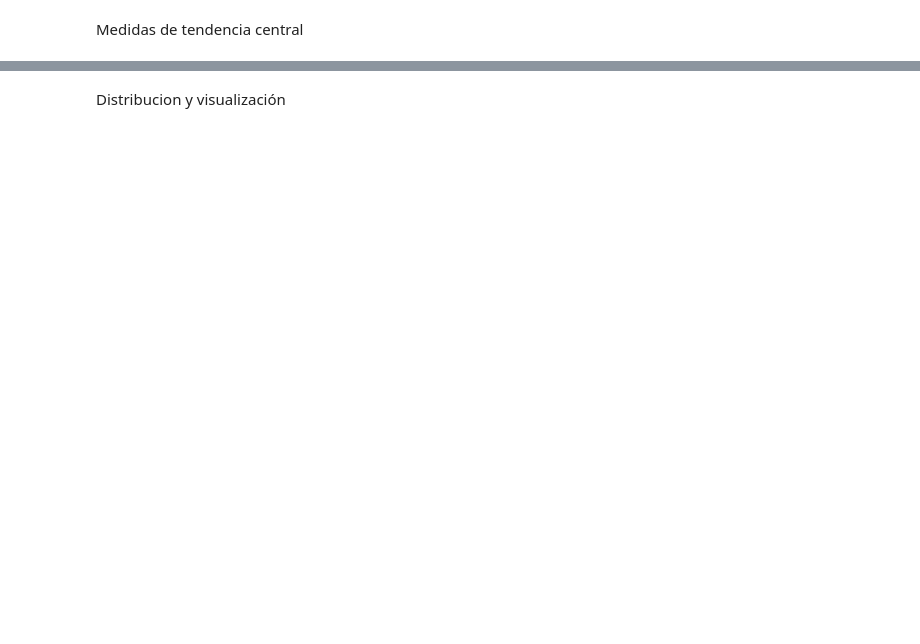
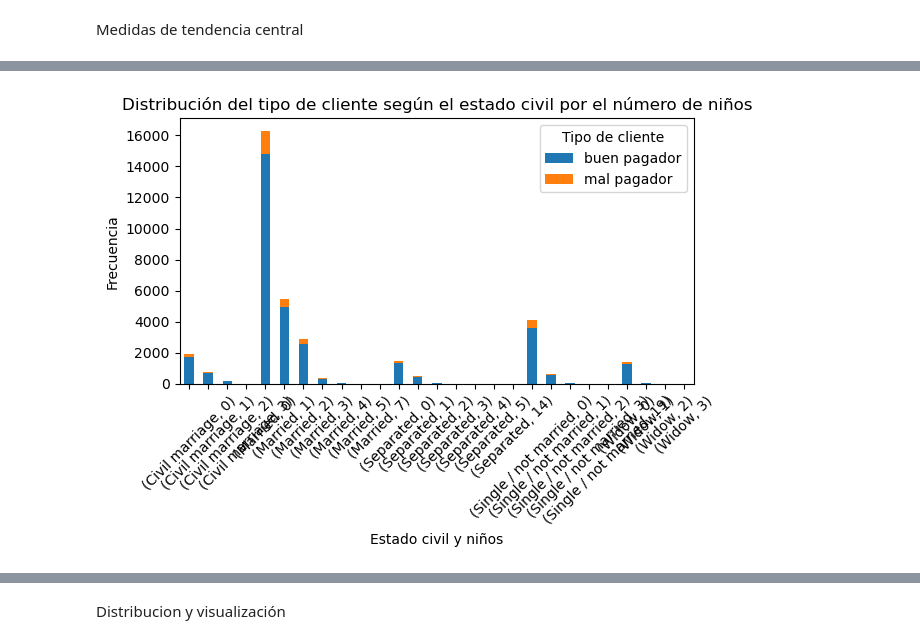
Before and after one commit to ajalca/cbe_customer_classification, a Jupyter notebook: VISA - Grupo 5.ipynb, the cells around one changed output, grey strips where cells are left out. Saved outputs shown, nothing was run; the diff lists cells and outputs as text; code cells hidden in the pictures; blank space fills up the shorter version.

```diff
--- a/VISA - Grupo 5.ipynb
+++ b/VISA - Grupo 5.ipynb
@@ -574,0 +802,4 @@ colors=(0.1, 0.2, 0.5, 0.95)
+# %%
+tabla_contingencia_c = pd.crosstab([clientes_df['ESTADO_CIVIL'], clientes_df['N_NINOS']], clientes_df['TIPO_CLIENTE'], normalize=True)
+tabla_ordenada_filas_c = tabla_contingencia_c.sort_values(by='buen pagador', ascending=False)
+tabla_ordenada_filas_c
@@ -574,0 +825,12 @@ colors=(0.1, 0.2, 0.5, 0.95)
+# %%
+# Gráfico de barras apiladas
+tabla_contingencia_c.plot(kind='bar', stacked=True)
+plt.title('Distribución del tipo de cliente según el estado civil por el número de niños')
+plt.xlabel('Estado civil y niños')
+plt.ylabel('Frecuencia')
+plt.legend(title='Tipo de cliente')
+plt.xticks(rotation=45)
+plt.tight_layout()
+plt.show()
+# %% [output]
+[figure, added]
```
Also changed, not shown: parts of 48 cells of this notebook.
